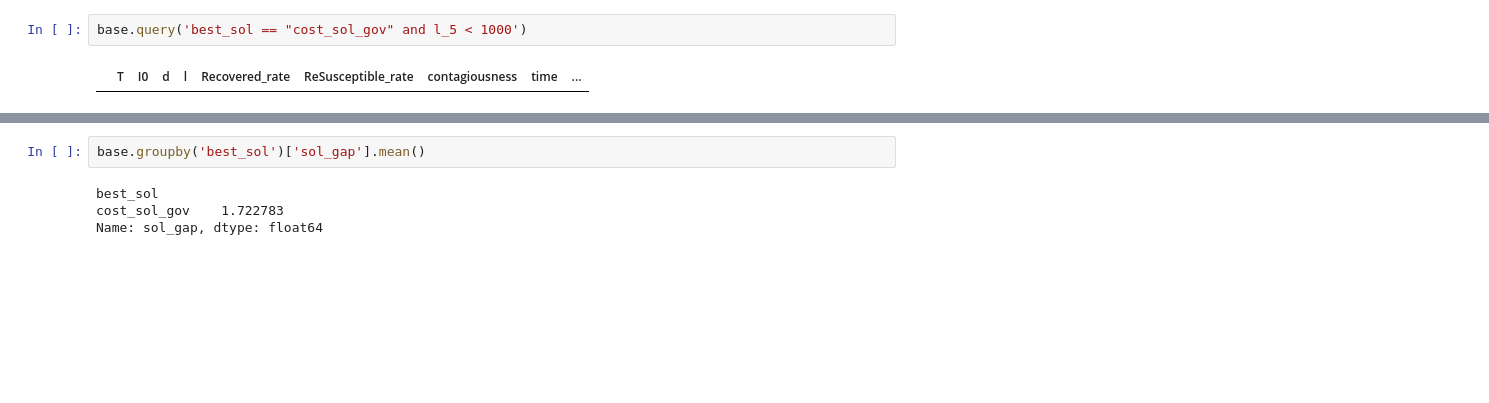
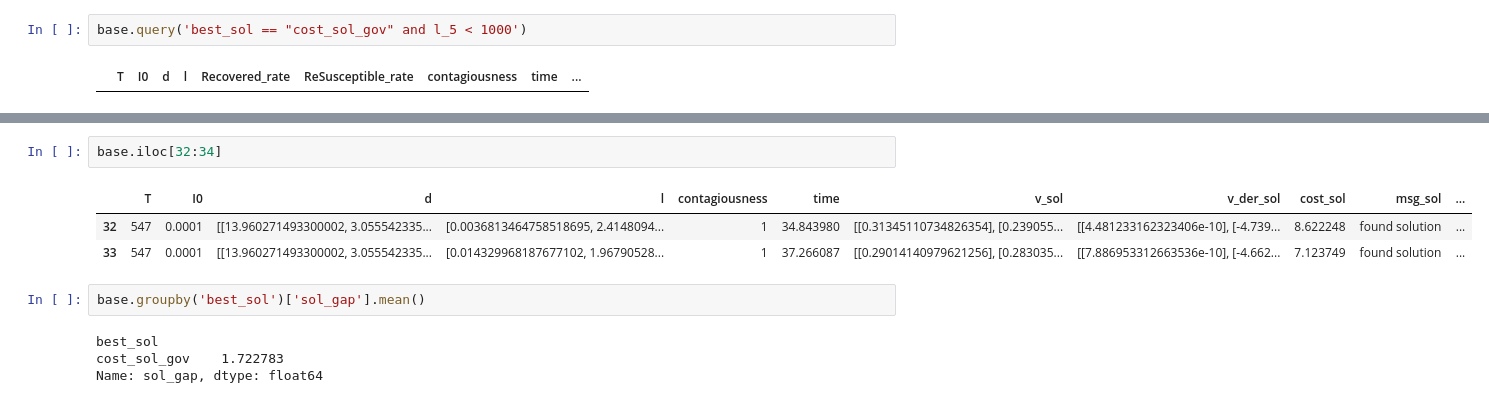
Before and after one commit to daniel-ablin/Thesis, a Jupyter notebook: test analysis.ipynb, the cells around one changed output, grey strips where cells are left out. Drawn from its saved outputs; the diff is of its cells as text; blank space fills up the shorter version.

```diff
--- a/test analysis.ipynb
+++ b/test analysis.ipynb
@@ -134,3 +127,9 @@ base.query('best_sol == "cost_sol"')
+# %%
+base.iloc[32:34]
+# %% [output]
+|  | T | I0 | d | l | contagiousness | time | v_sol | v_der_sol | cost_sol | msg_sol | ... |
+| 32 | 547 | 0.0001 | [[13.960271493300002, 3.055542335... | [0.0036813464758518695, 2.4148094... | 1 | 34.843980 | [[0.31345110734826354], [0.239055... | [[4.481233162323406e-10], [-4.739... | 8.622248 | found solution | ... |
+| 33 | 547 | 0.0001 | [[13.960271493300002, 3.055542335... | [0.014329968187677102, 1.96790528... | 1 | 37.266087 | [[0.29014140979621256], [0.283035... | [[7.886953312663536e-10], [-4.662... | 7.123749 | found solution | ... |
 # %%
 base.groupby('best_sol')['sol_gap'].mean()
 # %% [output]
```
Also changed, not shown: parts of 6 cells of this notebook, 2 other files.
